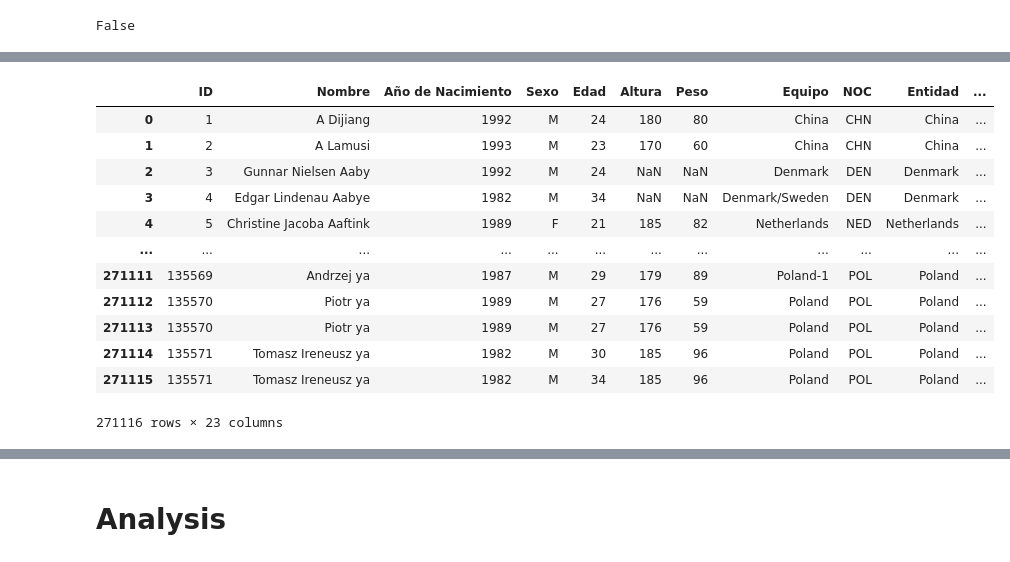
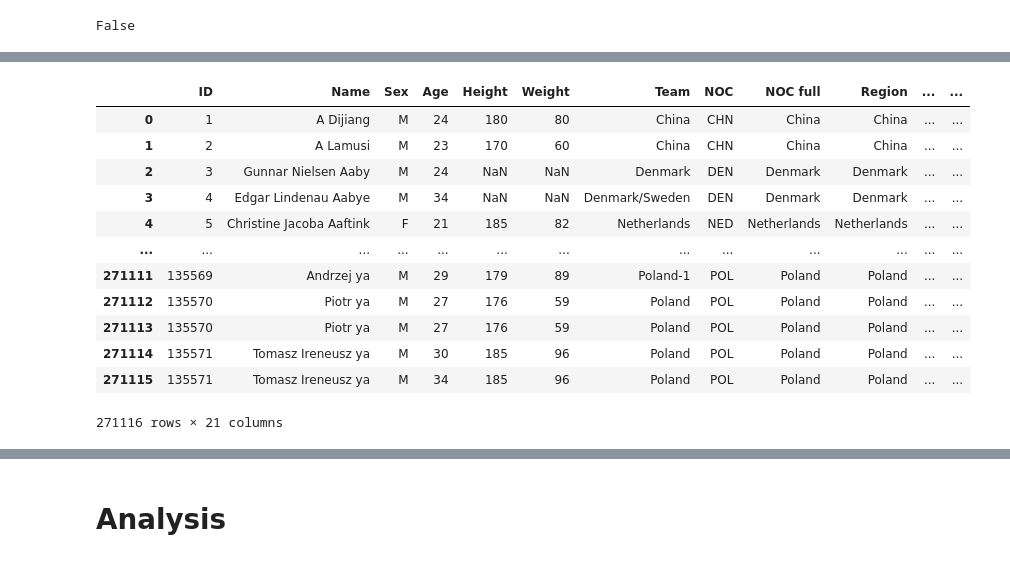
Before and after one commit to agutierrezmorag/olympic-games-datamart, a Jupyter notebook: olympics.ipynb, the cells around one changed output, grey strips where cells are left out. Saved outputs shown, nothing was run; the diff lists cells and outputs as text; code cells hidden in the pictures.

Commit message:
reverted translations and calcd columns

```diff
--- a/olympics.ipynb
+++ b/olympics.ipynb
@@ -474,12 +340,12 @@ entidades = pd.read_csv("datasets/noc_regions.csv")[["NOC", "noc_full"]]
 ol_data = ol_data.merge(entidades, on="NOC", how="left")
 
 # rename the column to entidad
-ol_data = ol_data.rename(columns={"noc_full": "Entidad"})
+ol_data = ol_data.rename(columns={"noc_full": "NOC full"})
 
-# move the entidad column to after the noc column
+# move the NOC full column to after the noc column
 column_order = ol_data.columns.tolist()
 noc_index = column_order.index("NOC")
-column_order.insert(noc_index + 1, column_order.pop(column_order.index("Entidad")))
+column_order.insert(noc_index + 1, column_order.pop(column_order.index("NOC full")))
 ol_data = ol_data[column_order]
 
 ol_data.head()
@@ -494,15 +359,15 @@ ol_data.head()
 # %%
 def check_gender(row):
     if (
-        row["Sexo"] == "F"
-        and "women's" not in row["Evento"].lower()
-        and "mixed" not in row["Evento"].lower()
+        row["Sex"] == "F"
+        and "women's" not in row["Event"].lower()
+        and "mixed" not in row["Event"].lower()
     ):
         return False
     elif (
-        row["Sexo"] == "M"
-        and "men's" not in row["Evento"].lower()
-        and "mixed" not in row["Evento"].lower()
+        row["Sex"] == "M"
+        and "men's" not in row["Event"].lower()
+        and "mixed" not in row["Event"].lower()
     ):
         return False
     return True
@@ -519,32 +384,32 @@ print(any_gender_mismatch)
 False
 # %%
 def categorize_event(row):
-    event = row["Evento"].lower()
+    event = row["Event"].lower()
     if "mixed" in event:
-        return "Mixto"
+        return "Mixed"
     elif "women's" in event or "(women)'s" in event:
-        return "Femenino"
+        return "Women's"
     elif "men's" in event or "(men)'s" in event:
-        return "Masculino"
+        return "Men's"
     else:
-        print(f"Uncategorized event: {row['Evento']}")
-        return "Otro"
+        print(f"Uncategorized event: {row['Event']}")
+        return "Other"
 
 
 # Create Categoria column
-ol_data["Categoria evento"] = ol_data.apply(categorize_event, axis=1)
+ol_data["Event category"] = ol_data.apply(categorize_event, axis=1)
 
 # Get a list of the column names
 cols = list(ol_data.columns)
 
-# Move the Categoria evento column to be after the Evento column
-cols.insert(cols.index("Evento") + 1, cols.pop(cols.index("Categoria evento")))
+# Move the Event category column to be after the Evento column
+cols.insert(cols.index("Event") + 1, cols.pop(cols.index("Event category")))
 
 # Reorder the columns
 ol_data = ol_data[cols]
 
 # Strip leading and trailing whitespace
-ol_data["Evento"] = ol_data["Evento"].str.strip()
+ol_data["Event"] = ol_data["Event"].str.strip()
 # %%
 ol_data
 # %% [output]
@@ -573,7 +438,7 @@ def remove_gender_strings(event):
 
 
 # Apply remove_gender_strings to the Evento column
-ol_data["Evento"] = ol_data["Evento"].apply(remove_gender_strings)
+ol_data["Event"] = ol_data["Event"].apply(remove_gender_strings)
 # %%
 ol_data
 # %% [output]
@@ -593,20 +458,20 @@ ol_data
 # %%
 # Remove Deporte values from Evento column
-ol_data["Evento"] = ol_data.apply(
-    lambda row: row["Evento"].replace(row["Deporte"], ""), axis=1
+ol_data["Event"] = ol_data.apply(
+    lambda row: row["Event"].replace(row["Sport"], ""), axis=1
 )
 ol_data
 # %% [output]
-|  | ID | Nombre | Año de Nacimiento | Sexo | Edad | Altura | Peso | Equipo | NOC | Entidad | ... |
-| 0 | 1 | A Dijiang | 1992 | M | 24 | 180 | 80 | China | CHN | China | ... |
-| 1 | 2 | A Lamusi | 1993 | M | 23 | 170 | 60 | China | CHN | China | ... |
-| 2 | 3 | Gunnar Nielsen Aaby | 1992 | M | 24 | NaN | NaN | Denmark | DEN | Denmark | ... |
-| 3 | 4 | Edgar Lindenau Aabye | 1982 | M | 34 | NaN | NaN | Denmark/Sweden | DEN | Denmark | ... |
-| 4 | 5 | Christine Jacoba Aaftink | 1989 | F | 21 | 185 | 82 | Netherlands | NED | Netherlands | ... |
-| ... | ... | ... | ... | ... | ... | ... | ... | ... | ... | ... | ... |
-| 271111 | 135569 | Andrzej ya | 1987 | M | 29 | 179 | 89 | Poland-1 | POL | Poland | ... |
-| 271112 | 135570 | Piotr ya | 1989 | M | 27 | 176 | 59 | Poland | POL | Poland | ... |
-| 271113 | 135570 | Piotr ya | 1989 | M | 27 | 176 | 59 | Poland | POL | Poland | ... |
-| 271114 | 135571 | Tomasz Ireneusz ya | 1982 | M | 30 | 185 | 96 | Poland | POL | Poland | ... |
-| 271115 | 135571 | Tomasz Ireneusz ya | 1982 | M | 34 | 185 | 96 | Poland | POL | Poland | ... |
+|  | ID | Name | Sex | Age | Height | Weight | Team | NOC | NOC full | Region | ... | ... |
+| 0 | 1 | A Dijiang | M | 24 | 180 | 80 | China | CHN | China | China | ... | ... |
+| 1 | 2 | A Lamusi | M | 23 | 170 | 60 | China | CHN | China | China | ... | ... |
+| 2 | 3 | Gunnar Nielsen Aaby | M | 24 | NaN | NaN | Denmark | DEN | Denmark | Denmark | ... | ... |
+| 3 | 4 | Edgar Lindenau Aabye | M | 34 | NaN | NaN | Denmark/Sweden | DEN | Denmark | Denmark | ... | ... |
+| 4 | 5 | Christine Jacoba Aaftink | F | 21 | 185 | 82 | Netherlands | NED | Netherlands | Netherlands | ... | ... |
+| ... | ... | ... | ... | ... | ... | ... | ... | ... | ... | ... | ... | ... |
+| 271111 | 135569 | Andrzej ya | M | 29 | 179 | 89 | Poland-1 | POL | Poland | Poland | ... | ... |
+| 271112 | 135570 | Piotr ya | M | 27 | 176 | 59 | Poland | POL | Poland | Poland | ... | ... |
+| 271113 | 135570 | Piotr ya | M | 27 | 176 | 59 | Poland | POL | Poland | Poland | ... | ... |
+| 271114 | 135571 | Tomasz Ireneusz ya | M | 30 | 185 | 96 | Poland | POL | Poland | Poland | ... | ... |
+| 271115 | 135571 | Tomasz Ireneusz ya | M | 34 | 185 | 96 | Poland | POL | Poland | Poland | ... | ... |
-271116 rows × 23 columns
+271116 rows × 21 columns
```
Also changed, not shown: parts of 27 cells of this notebook, 2 other files.
